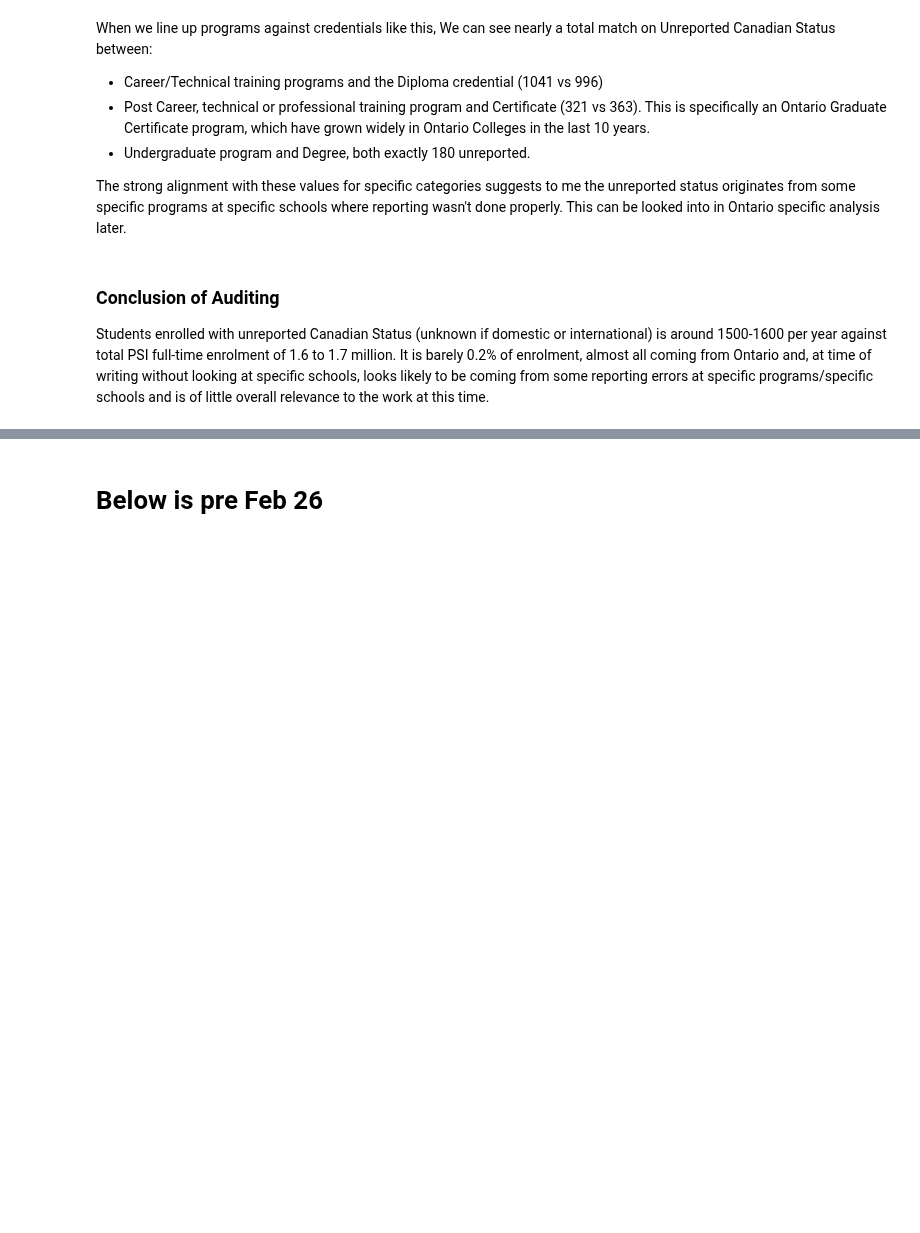
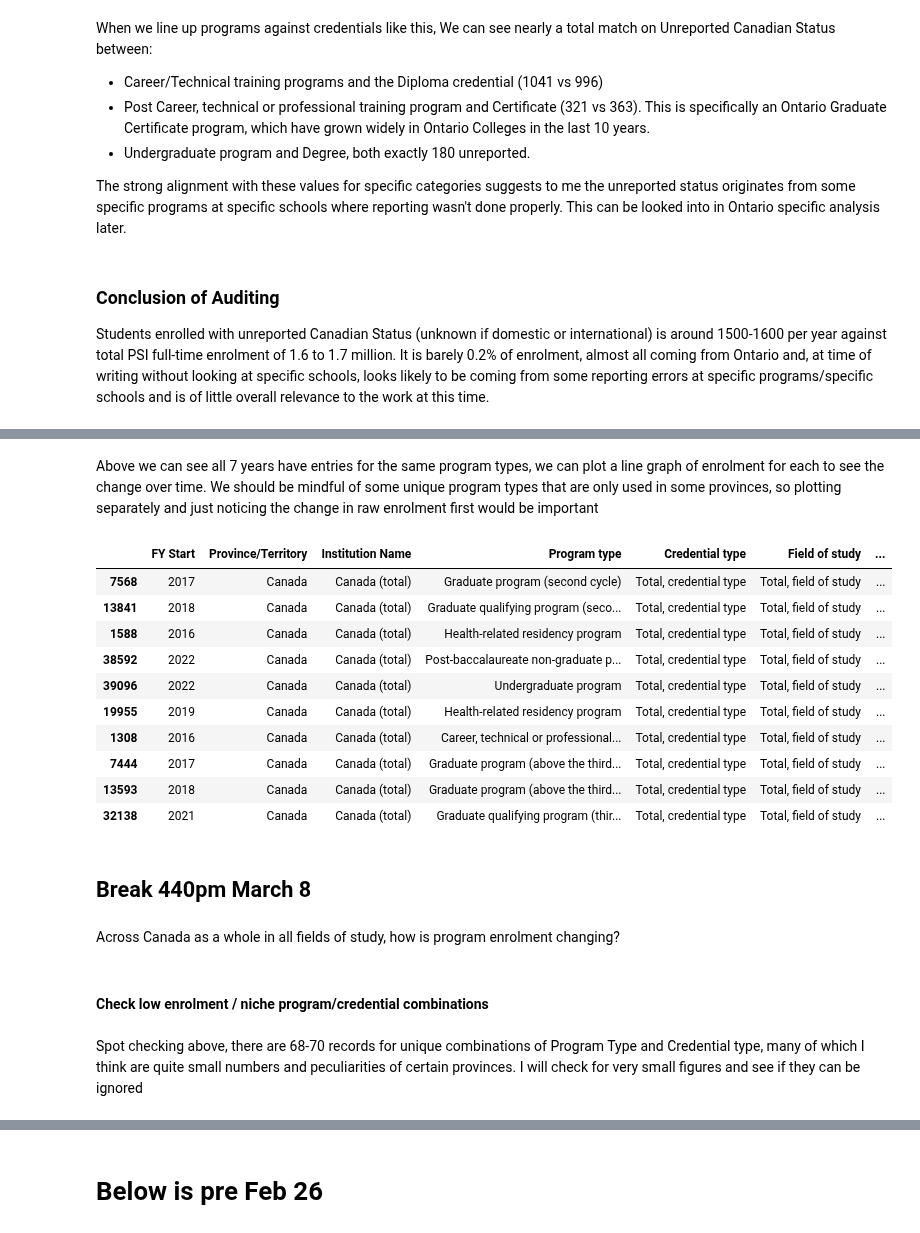
Before and after one commit to tjjdoherty/canadian-psi-project, a Jupyter notebook: program_cred_analysis.ipynb, the cells around one changed output, grey strips where cells are left out. Cells and saved outputs as stored; diff of their text form; code cells hidden in the pictures; blank space fills up the shorter version.

Commit message:
cleaned double counting and plotted program type enrolment change
need to filter out low enrolment e.g. above third cycle

```diff
--- a/program_cred_analysis.ipynb
+++ b/program_cred_analysis.ipynb
@@ -366,8 +366,7 @@ from sklearn.pipeline import Pipeline
 program_pipeline = Pipeline(steps=[
     # drop columns
     ('drop_columns', DropColumns(columns=[
-        'DGUID', 'Registration status', 'Institution type', 'Gender', 'UOM', 'UOM_ID',
-        'SCALAR_FACTOR', 'SCALAR_ID', 'VECTOR', 'COORDINATE', 'STATUS', 'SYMBOL', 'TERMINATED', 'DECIMALS'
+        'DGUID', 'Registration status', 'Institution type', 'Gender', 'UOM', 'UOM_ID', 'SCALAR_FACTOR', 'SCALAR_ID', 'VECTOR', 'COORDINATE', 'STATUS', 'SYMBOL', 'TERMINATED', 'DECIMALS'
     ])),
     # rename columns
     ('rename_columns', RenameColumns(column_names={
@@ -550,0 +628,7 @@ Students enrolled with unreported Canadian Status (unknown if domestic or intern
+# %%
+# use the double-counting method to just toggle off the program total. Then run it against the canada_dom and canada_intl dataframes from last workbook to see if the numbers align.
+programs_df = cleaned_progs[(cleaned_progs['Institution Name'].str.contains('Canada')) &
+                                  ~(cleaned_progs['Program type'] == 'Total, program type') &
+                                  (cleaned_progs['Credential type'] == 'Total, credential type') &
+                                  (cleaned_progs['Field of study'] == 'Total, field of study')
+                                ]
@@ -550,0 +662,16 @@ Students enrolled with unreported Canadian Status (unknown if domestic or intern
+# %% [markdown]
+Above we can see all 7 years have entries for the same program types, we can plot a line graph of enrolment for each to see the change over time. We should be mindful of some unique program types that are only used in some provinces, so plotting separately and just noticing the change in raw enrolment first would be important
+# %%
+programs_df.sample(10)
+# %% [output]
+|  | FY Start | Province/Territory | Institution Name | Program type | Credential type | Field of study | ... |
+| 7568 | 2017 | Canada | Canada (total) | Graduate program (second cycle) | Total, credential type | Total, field of study | ... |
+| 13841 | 2018 | Canada | Canada (total) | Graduate qualifying program (seco... | Total, credential type | Total, field of study | ... |
+| 1588 | 2016 | Canada | Canada (total) | Health-related residency program | Total, credential type | Total, field of study | ... |
+| 38592 | 2022 | Canada | Canada (total) | Post-baccalaureate non-graduate p... | Total, credential type | Total, field of study | ... |
+| 39096 | 2022 | Canada | Canada (total) | Undergraduate program | Total, credential type | Total, field of study | ... |
+| 19955 | 2019 | Canada | Canada (total) | Health-related residency program | Total, credential type | Total, field of study | ... |
+| 1308 | 2016 | Canada | Canada (total) | Career, technical or professional... | Total, credential type | Total, field of study | ... |
+| 7444 | 2017 | Canada | Canada (total) | Graduate program (above the third... | Total, credential type | Total, field of study | ... |
+| 13593 | 2018 | Canada | Canada (total) | Graduate program (above the third... | Total, credential type | Total, field of study | ... |
+| 32138 | 2021 | Canada | Canada (total) | Graduate qualifying program (thir... | Total, credential type | Total, field of study | ... |
@@ -550,0 +705,8 @@ Students enrolled with unreported Canadian Status (unknown if domestic or intern
+# %% [markdown]
+## Break 440pm March 8
+# %% [markdown]
+Across Canada as a whole in all fields of study, how is program enrolment changing?
+# %% [markdown]
+#### Check low enrolment / niche program/credential combinations
+# %% [markdown]
+Spot checking above, there are 68-70 records for unique combinations of Program Type and Credential type, many of which I think are quite small numbers and peculiarities of certain provinces. I will check for very small figures and see if they can be ignored
```
Also changed, not shown: parts of 28 cells of this notebook.
